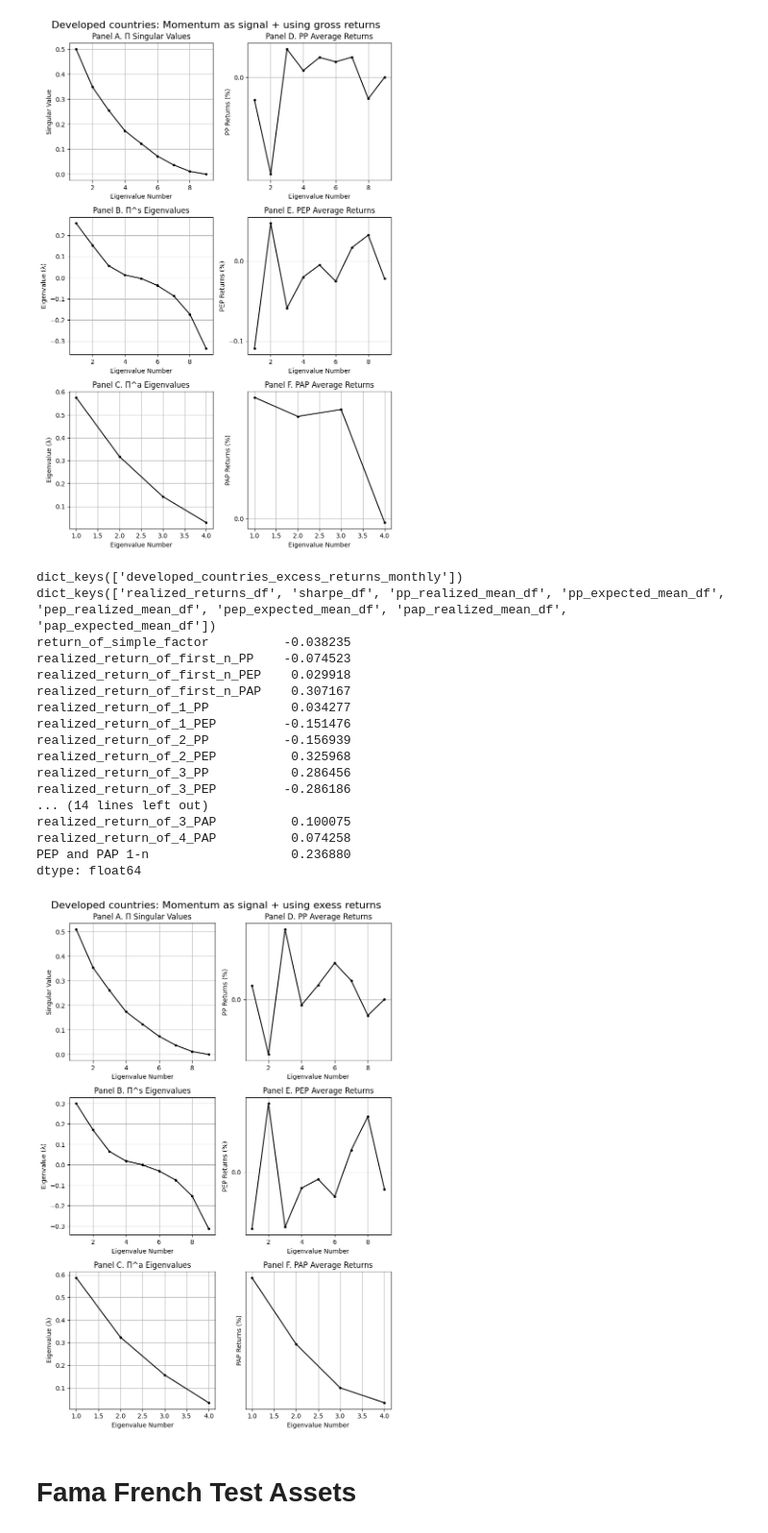
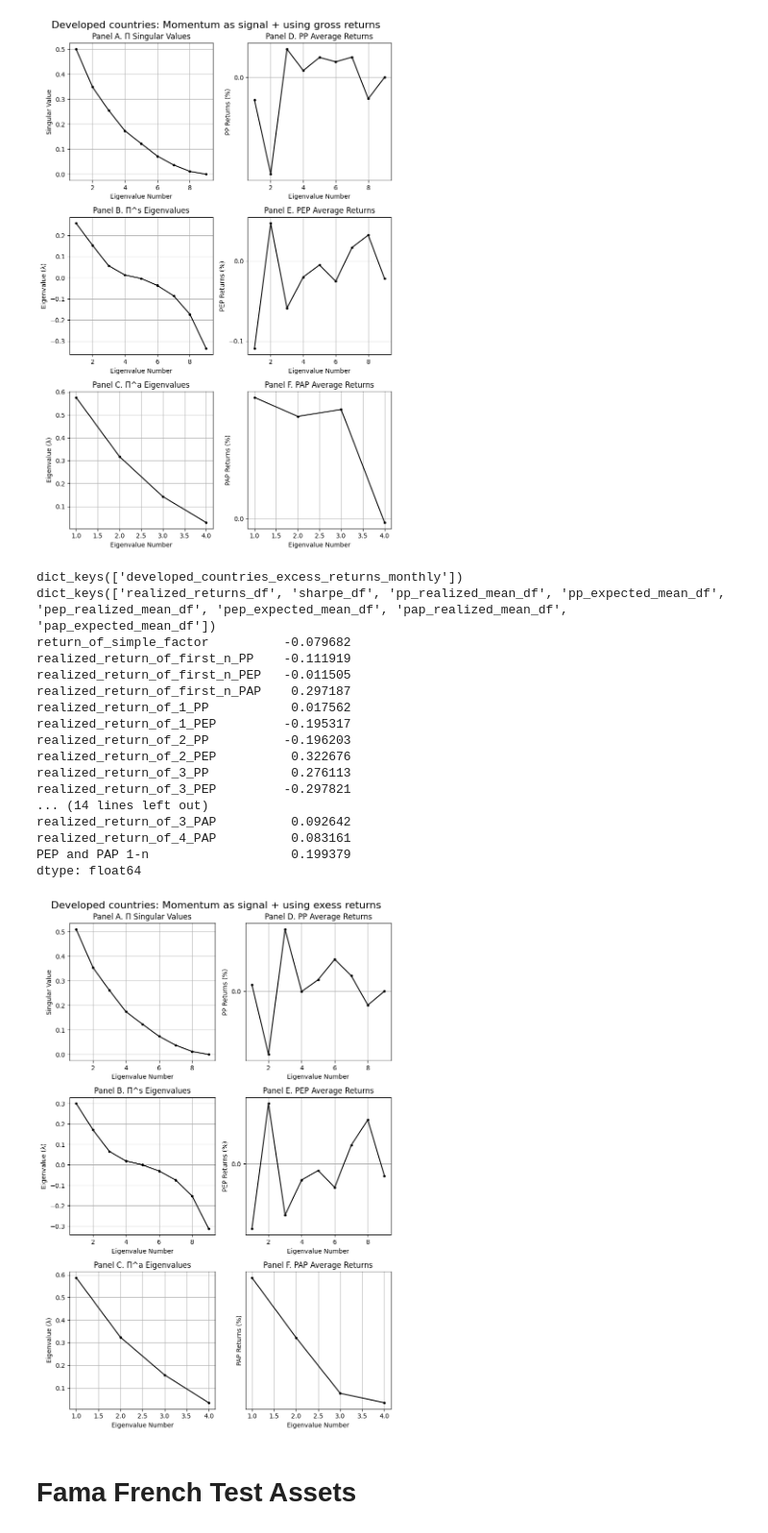
Before and after one commit to aminizadyar/Principal-Portfolios, a Jupyter notebook: PP_monthly_equity_FX.ipynb, the cells around one changed output. Shown at 96% size. Cells and saved outputs as stored; diff of their text form; code cells hidden in the pictures.

Commit message:
added an option for portfolio formation df be seperate from input return df

```diff
--- a/PP_monthly_equity_FX.ipynb
+++ b/PP_monthly_equity_FX.ipynb
@@ -106,47 +106,48 @@ number_of_PAPs_to_consider = 3
 output_dict = {}
 
 developed_countries_excess_return_monthly = pp.calculate_log_FX_excess_returns(developed_countries_spot_monthly,developed_countries_futures_monthly).dropna()
 # using past month's momentum as the signal
 signal_df = pp.build_signal_df_for_1month_momentum(developed_countries_excess_return_monthly).dropna()
 portfolios_key = "developed_countries_excess_returns_monthly"
 output_dict[portfolios_key] = pp.build_PP(developed_countries_excess_return_monthly,signal_df,
                                                                    number_of_lookback_periods,starting_year_to_filter,end_year_to_filter,
+                                                                   portfolio_formation_df=developed_countries_simple_return_monthly,
                                                                    factor_data_monthly=None, number_of_PPs_to_consider=number_of_PPs_to_consider,
                                                                    number_of_PEPs_to_consider=number_of_PEPs_to_consider,
                                                                    number_of_PAPs_to_consider= number_of_PAPs_to_consider)
 
 # I calculate the results for all datasets. the results are stored in this dictionay.
 print(output_dict.keys())
 '''
 Every value of this dictionary is itself another dictionary.
 For instance the key 'sharpe_df' can be used to access the sharp values of this set of results.
 '''
 print(output_dict[portfolios_key].keys())
 print(output_dict[portfolios_key]["sharpe_df"])
 
 number_of_portfolios = developed_countries_excess_return_monthly.shape[1]
 title = 'Developed countries: Momentum as signal + using exess returns'
 
 pp.singular_values_vs_realized_returns_graph(output_dict, portfolios_key, number_of_portfolios, title)
 # %% [output]
 dict_keys(['developed_countries_excess_returns_monthly'])
 dict_keys(['realized_returns_df', 'sharpe_df', 'pp_realized_mean_df', 'pp_expected_mean_df', 'pep_realized_mean_df', 'pep_expected_mean_df', 'pap_realized_mean_df', 'pap_expected_mean_df'])
-return_of_simple_factor          -0.038235
-realized_return_of_first_n_PP    -0.074523
-realized_return_of_first_n_PEP    0.029918
-realized_return_of_first_n_PAP    0.307167
-realized_return_of_1_PP           0.034277
-realized_return_of_1_PEP         -0.151476
-realized_return_of_2_PP          -0.156939
-realized_return_of_2_PEP          0.325968
-realized_return_of_3_PP           0.286456
-realized_return_of_3_PEP         -0.286186
+return_of_simple_factor          -0.079682
+realized_return_of_first_n_PP    -0.111919
+realized_return_of_first_n_PEP   -0.011505
+realized_return_of_first_n_PAP    0.297187
+realized_return_of_1_PP           0.017562
+realized_return_of_1_PEP         -0.195317
+realized_return_of_2_PP          -0.196203
+realized_return_of_2_PEP          0.322676
+realized_return_of_3_PP           0.276113
+realized_return_of_3_PEP         -0.297821
 ... (14 lines left out)
-realized_return_of_3_PAP          0.100075
-realized_return_of_4_PAP          0.074258
-PEP and PAP 1-n                   0.236880
+realized_return_of_3_PAP          0.092642
+realized_return_of_4_PAP          0.083161
+PEP and PAP 1-n                   0.199379
 dtype: float64
-[figure, old version]
+[figure, new version]
 # %% [markdown]
 # Fama French Test Assets
 # %%
```
Also changed, not shown: 1 other file.
